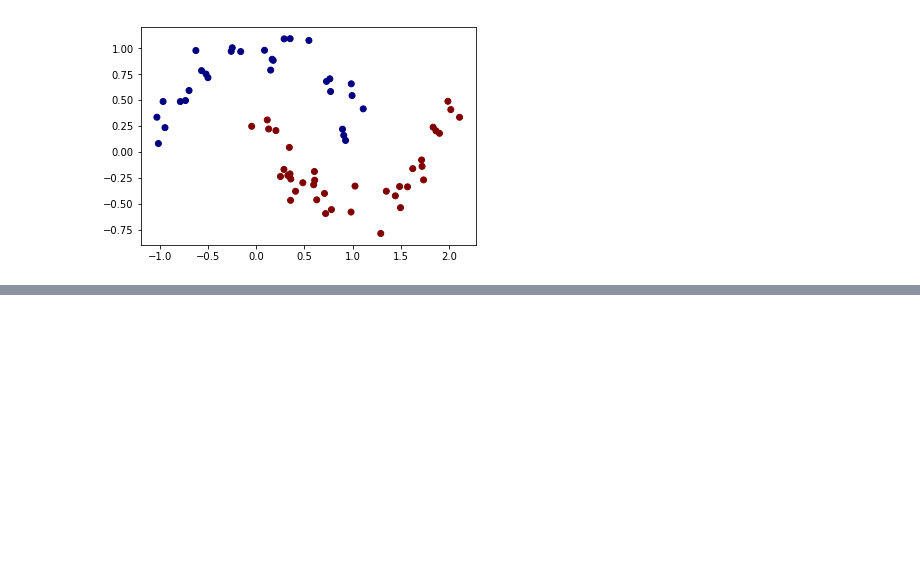
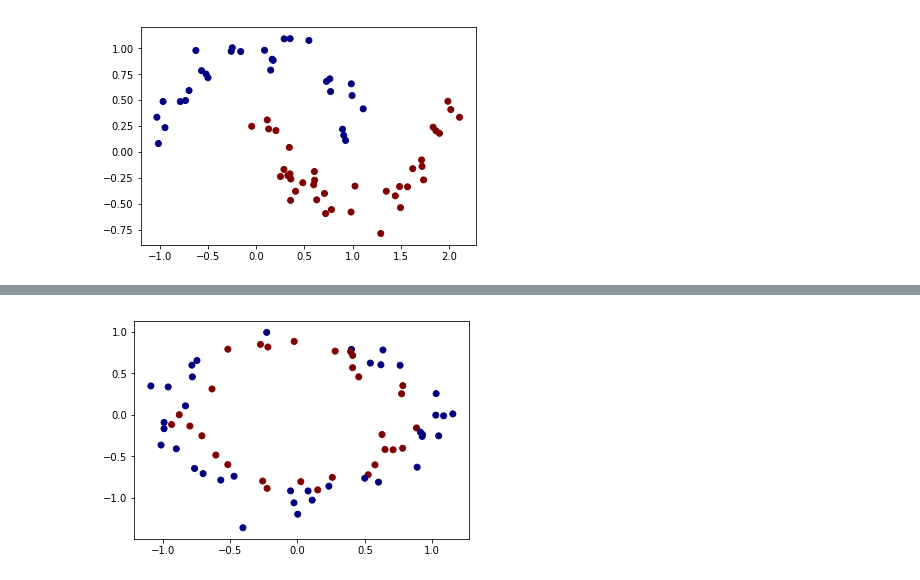
Before and after one commit to standemdem/syntethic_2D, a Jupyter notebook: Synthetic_Dataset.ipynb, the cells around one changed output, grey strips where cells are left out. Cells and saved outputs as stored; diff of their text form; code cells hidden in the pictures; blank space fills up the shorter version.

```diff
--- a/Synthetic_Dataset.ipynb
+++ b/Synthetic_Dataset.ipynb
@@ -170,0 +199,4 @@ plot_dataset(X_test, y_test)
+# %%
+plot_dataset(X_test, y_test)
+# %% [output]
+[figure, added]
```
Also changed, not shown: parts of 3 cells of this notebook.
